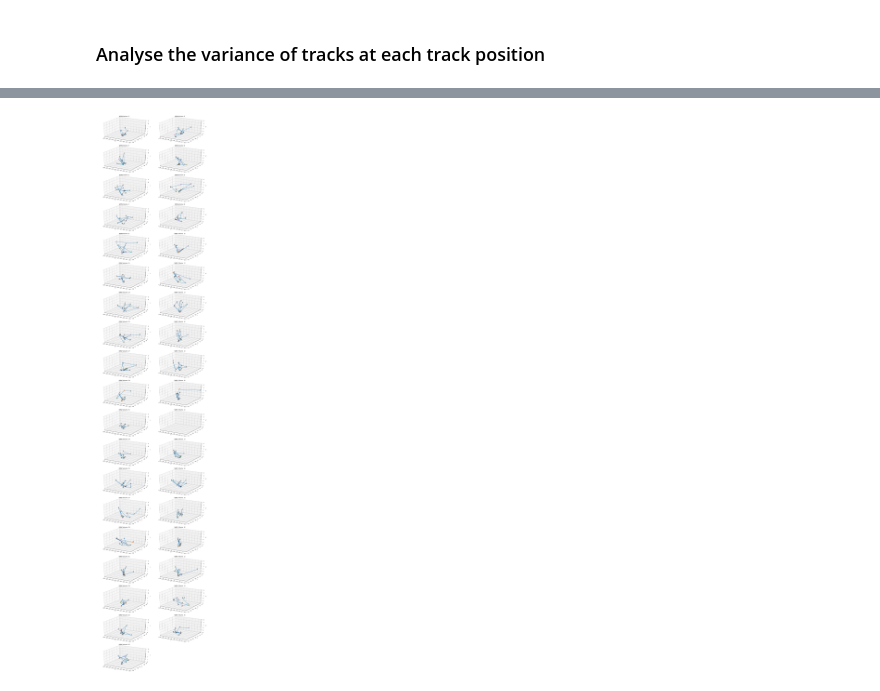
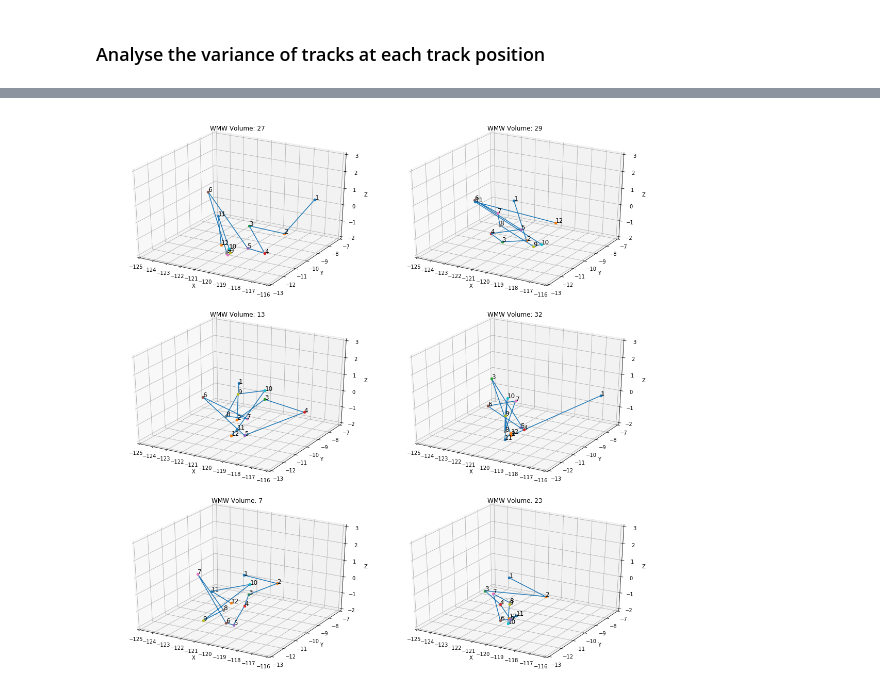
Before and after one commit to alistairwgillespie/wmw_deep_playlist_generator, a Jupyter notebook: 2_Feature_Engineering.ipynb, the cells around one changed output, grey strips where cells are left out. Drawn from its saved outputs; the diff is of its cells as text; code cells hidden in the pictures.

```diff
--- a/2_Feature_Engineering.ipynb
+++ b/2_Feature_Engineering.ipynb
@@ -395,17 +373,15 @@ import matplotlib.pyplot as plt
 import numpy as np
 
 # Create figure outside the loop
-fig = plt.figure(figsize=(15,25))
+fig = plt.figure(figsize=(15,15))
 
 for i in range(1, len(pca_df['position'].unique().tolist()) + 1):
 
     # Add the i+1 subplot of the x.shape[0] x 1 grid
-    ax = fig.add_subplot(6, 2, i, projection='3d')
+    ax = fig.add_subplot(4, 3, i, projection='3d')
     ax.set_title("Track Position: " + str(i))
     temp_df = pca_df[pca_df['position'] == i]
     ax.scatter(temp_df['one_comp'], temp_df['two_comp'], temp_df['third_comp'], c='r', marker='o')
-    ax.plot(temp_df['one_comp'], temp_df['two_comp'], temp_df['third_comp'])
-
 
     ax.set_xlabel('X')
     ax.set_ylabel('Y')
@@ -428,7 +404,7 @@ fig = plt.figure(figsize=(15, 10))
 groups = pca_df.groupby('position')
 
 ax = fig.add_subplot(1, 1, 1, projection='3d')
-ax.set_title("Wilson Morning Wake Up Tracks by Position")
+# ax.set_title("Wilson Morning's Wake Up Tracks by Position")
 
 for label, group in groups:
     ax.scatter(group['one_comp'], group['two_comp'], group['third_comp'], label=label)
@@ -452,34 +428,36 @@ plt.show()
 # %%
 # Create figure outside the loop
-fig = plt.figure(figsize=(15,75))
+fig = plt.figure(figsize=(15,15))
 
-for i in range(1, len(pca_df['volume'].unique().tolist()) + 1):
+# random_volumes = random.randint(, 6)
+random_volumes = random.sample(range(0, len(pca_df['volume'].unique().tolist())), 6)
+
+
+for i in range(len(random_volumes)):
 
     # Add the i+1 subplot of the x.shape[0] x 1 grid
-    ax = fig.add_subplot(19, 2, i, projection='3d')
-    ax.set_title("WMW Volume: " + str(i))
-    temp_df = pca_df[pca_df['volume'] == i]
+    ax = fig.add_subplot(3, 2, i+1, projection='3d')
+    ax.set_title("WMW Volume: " + str(random_volumes[i]))
+    temp_df = pca_df[pca_df['volume'] == random_volumes[i]]
 
     for i in range(len(temp_df)):
         x, y, z = temp_df.iloc[i]['one_comp'], temp_df.iloc[i]['two_comp'], temp_df.iloc[i]['third_comp']
         ax.scatter(x, y, z)
         ax.text(x, y, z, '{0}'.format(temp_df.iloc[i]['position']), size=12)
 
-#     ax.scatter(temp_df['one_comp'], temp_df['two_comp'], temp_df['third_comp'])
     ax.plot(temp_df['one_comp'], temp_df['two_comp'], temp_df['third_comp'])
-#     ax.text(temp_df['one_comp'], temp_df['two_comp'], temp_df['third_comp'], '{0}'.format(temp_df.index[i]), size=5)
 
     ax.set_xlabel('X')
     ax.set_ylabel('Y')
     ax.set_zlabel('Z')
 
     ax.set_xlim(-125, -116)
     ax.set_ylim(-13, -7)
     ax.set_zlim(-2, 3)
 
 plt.tight_layout(pad=0.4, w_pad=0.5, h_pad=1.0)
 
 # Show it outside the loop
 plt.show()
 # %% [output]
-[figure, old version]
+[figure, new version]
```
Also changed, not shown: parts of 9 cells of this notebook, 10 other files.
